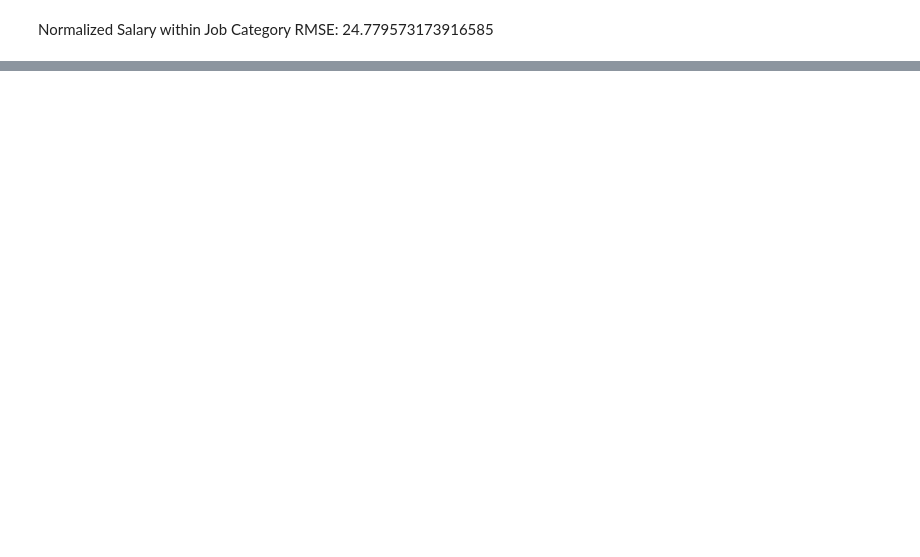
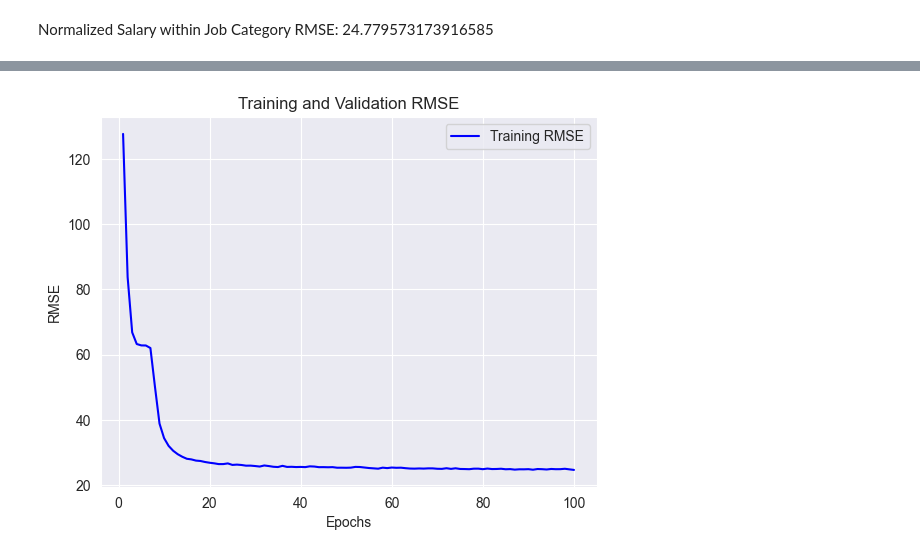
Before and after one commit to ErgaDN/Deep-Learning-Forecasting-salaries, a Jupyter notebook: lstm.ipynb, the cells around one changed output, grey strips where cells are left out. Cells and saved outputs as stored; diff of their text form; code cells hidden in the pictures; blank space fills up the shorter version.

```diff
--- a/lstm.ipynb
+++ b/lstm.ipynb
@@ -376,0 +327,18 @@ RMSE: 25.571405026123266
+# %%
+import matplotlib.pyplot as plt
+
+# Extract RMSE values from the training history
+train_rmse = np.sqrt(history.history['mse'])
+
+# Plot RMSE vs. epochs
+epochs = range(1, len(train_rmse) + 1)
+
+plt.figure(facecolor='white')  # Set white background
+plt.plot(epochs, train_rmse, 'b', label='Training RMSE')
+plt.title('Training and Validation RMSE')
+plt.xlabel('Epochs')
+plt.ylabel('RMSE')
+plt.legend()
+plt.show()
+# %% [output]
+[figure, added]
```
Also changed, not shown: parts of 9 cells of this notebook.
